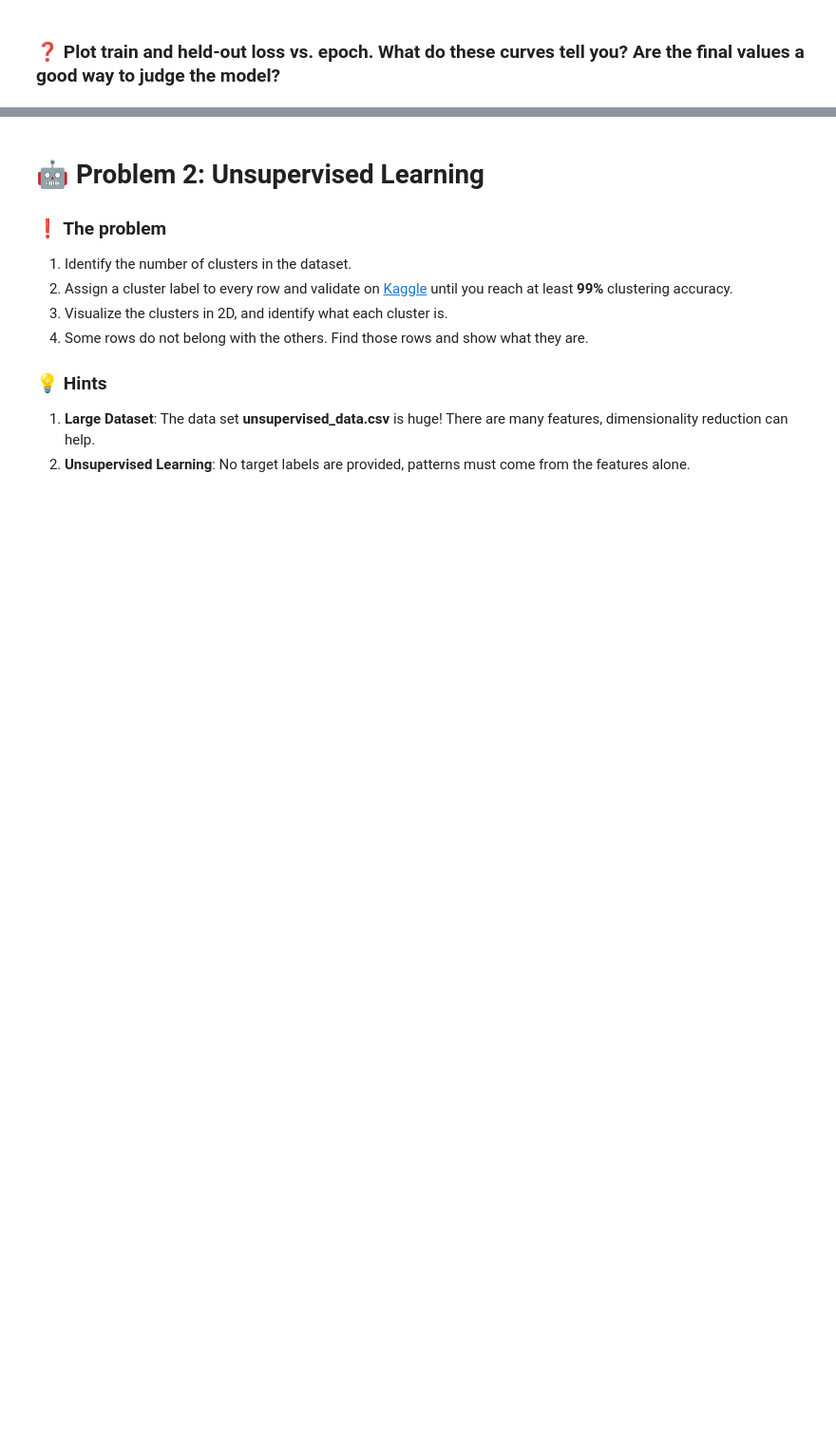
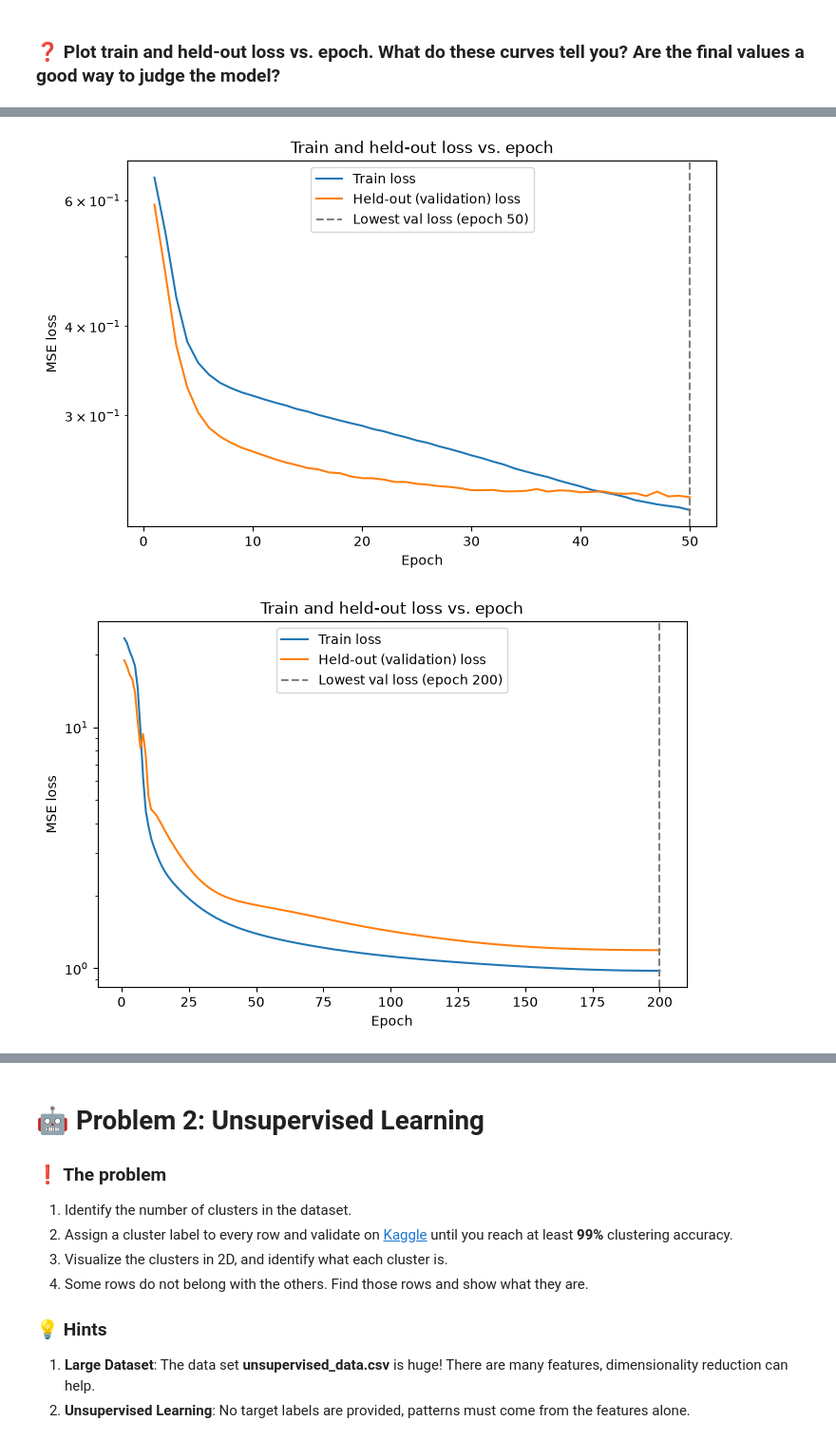
Before and after one commit to Adrian67676767/Assignment03_ML, a Jupyter notebook: problem.ipynb, the cells around one changed output, grey strips where cells are left out. Shown at 95% size. Drawn from its saved outputs; the diff is of its cells as text; code cells hidden in the pictures; blank space fills up the shorter version.

```diff
--- a/problem.ipynb
+++ b/problem.ipynb
@@ -151,0 +361,40 @@ plt.show()
+# %%
+train_losses = history_classification.history["loss"]
+val_losses = history_classification.history["val_loss"]
+epochs_regression = range(1, len(train_losses) + 1)
+
+best_epoch = int(np.argmin(val_losses)) + 1
+
+plt.figure(figsize=(8, 5))
+plt.plot(epochs_regression, train_losses, label="Train loss")
+plt.plot(epochs_regression, val_losses, label="Held-out (validation) loss")
+plt.axvline(best_epoch, color="gray", linestyle="--",
+            label=f"Lowest val loss (epoch {best_epoch})")
+plt.xlabel("Epoch")
+plt.ylabel("MSE loss")
+plt.yscale("log")
+plt.title("Train and held-out loss vs. epoch")
+plt.legend()
+plt.show()
+
+
+train_losses = history_regression.history["loss"]
+val_losses = history_regression.history["val_loss"]
+epochs_regression = range(1, len(train_losses) + 1)
+
+best_epoch = int(np.argmin(val_losses)) + 1
+
+plt.figure(figsize=(8, 5))
+plt.plot(epochs_regression, train_losses, label="Train loss")
+plt.plot(epochs_regression, val_losses, label="Held-out (validation) loss")
+plt.axvline(best_epoch, color="gray", linestyle="--",
+            label=f"Lowest val loss (epoch {best_epoch})")
+plt.xlabel("Epoch")
+plt.ylabel("MSE loss")
+plt.yscale("log")
+plt.title("Train and held-out loss vs. epoch")
+plt.legend()
+plt.show()
+# %% [output]
+[figure, added]
+[figure, added]
```
Also changed, not shown: parts of 14 cells of this notebook, 3 other files.
